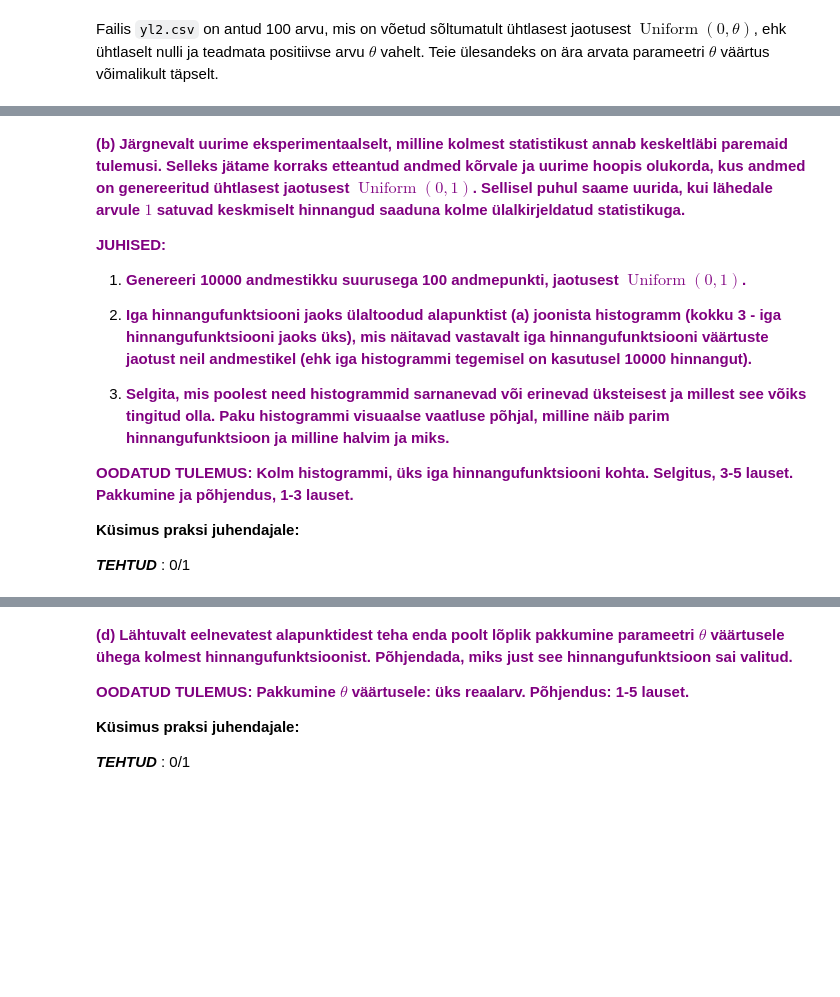
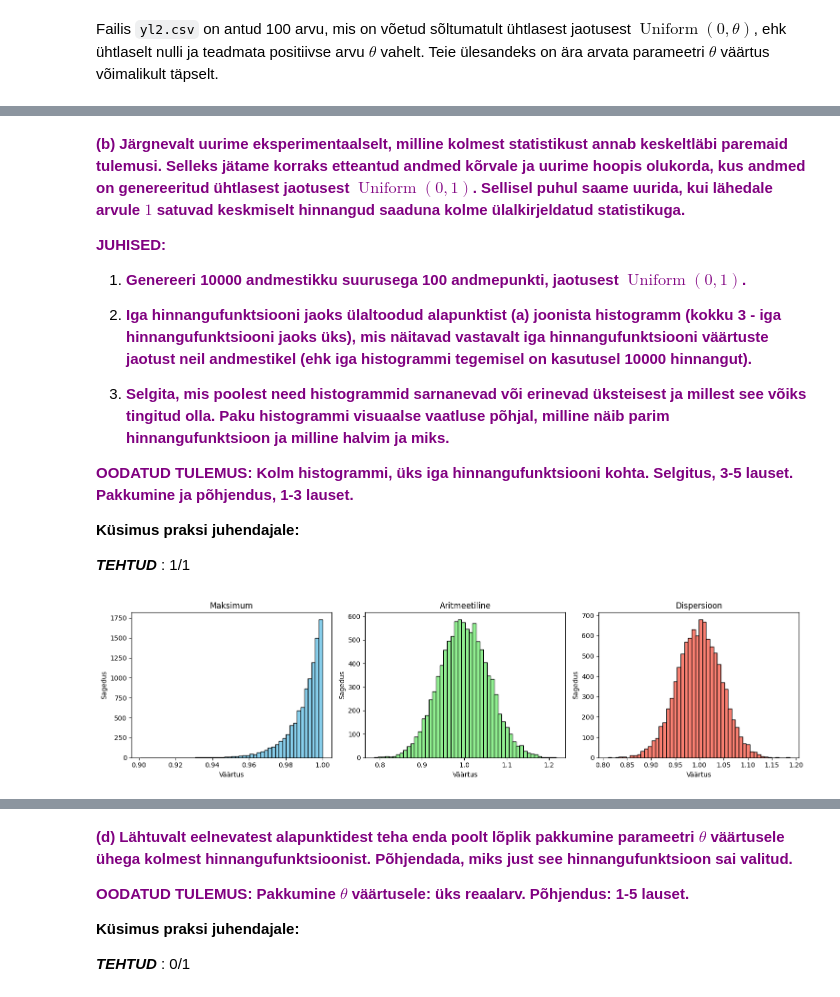
Before and after one commit to saskia002/andmeteaduse-meetodid, a Jupyter notebook: kodutööd/2/ATM2025_kodutoo_2.ipynb, the cells around one changed output, grey strips where cells are left out. Saved outputs shown, nothing was run; the diff lists cells and outputs as text; code cells hidden in the pictures; blank space fills up the shorter version.

```diff
--- a/kodutööd/2/ATM2025_kodutoo_2.ipynb
+++ b/kodutööd/2/ATM2025_kodutoo_2.ipynb
@@ -562,9 +661,49 @@ import scipy
 
 **Küsimus praksi juhendajale:**
 
-**_TEHTUD_** : 0/1
+**_TEHTUD_** : 1/1
 # %%
 rng = np.random.default_rng(0) # siin ja edaspidi seda rida palun mitte eemaldada - see garanteerib, et igal käivitamisel oleks sama tulemus
 
 
 # Lahendus palun siia (taas võib soovi korral koodivälju juurde teha ja teksti juurde kirjutada).
+# %%
+# 1
+# Genereeri 10000 andmestikku suurusega 100 andmepunkti, jaotusest Uniform(0,1).
+
+from scipy.stats import uniform
+
+ühtlane_10k = [uniform.rvs(size=100) for _ in range(10000)]
+# %%
+# 2
+# 	Iga hinnangufunktsiooni jaoks ülaltoodud alapunktist (a) joonista histogramm (kokku 3 - iga hinnangufunktsiooni jaoks üks), mis näitavad vastavalt iga hinnangufunktsiooni väärtuste jaotust neil andmestikel (ehk iga histogrammi tegemisel on kasutusel 10000 hinnangut).
+
+maksimum = [np.max(ühtlane) for ühtlane in ühtlane_10k]
+aritmeetiline = [np.mean(ühtlane) * 2 for ühtlane in ühtlane_10k]
+dispersioon = [np.sqrt(12*np.var(ühtlane, ddof=1)) for ühtlane in ühtlane_10k]
+
+
+plt.figure(figsize=(15, 4))
+
+plt.subplot(1, 3, 1)
+plt.hist(maksimum, bins=50, color='skyblue', edgecolor='black')
+plt.title("Maksimum")
+plt.xlabel("Väärtus")
+plt.ylabel("Sagedus")
+
+plt.subplot(1, 3, 2)
+plt.hist(aritmeetiline, bins=50, color='lightgreen', edgecolor='black')
+plt.title("Aritmeetiline")
+plt.xlabel("Väärtus")
+plt.ylabel("Sagedus")
+
+plt.subplot(1, 3, 3)
+plt.hist(dispersioon, bins=50, color='salmon', edgecolor='black')
+plt.title("Dispersioon")
+plt.xlabel("Väärtus")
+plt.ylabel("Sagedus")
+
+plt.tight_layout()
+plt.show()
+# %% [output]
+[figure, added]
```
Also changed, not shown: parts of 25 cells of this notebook.
